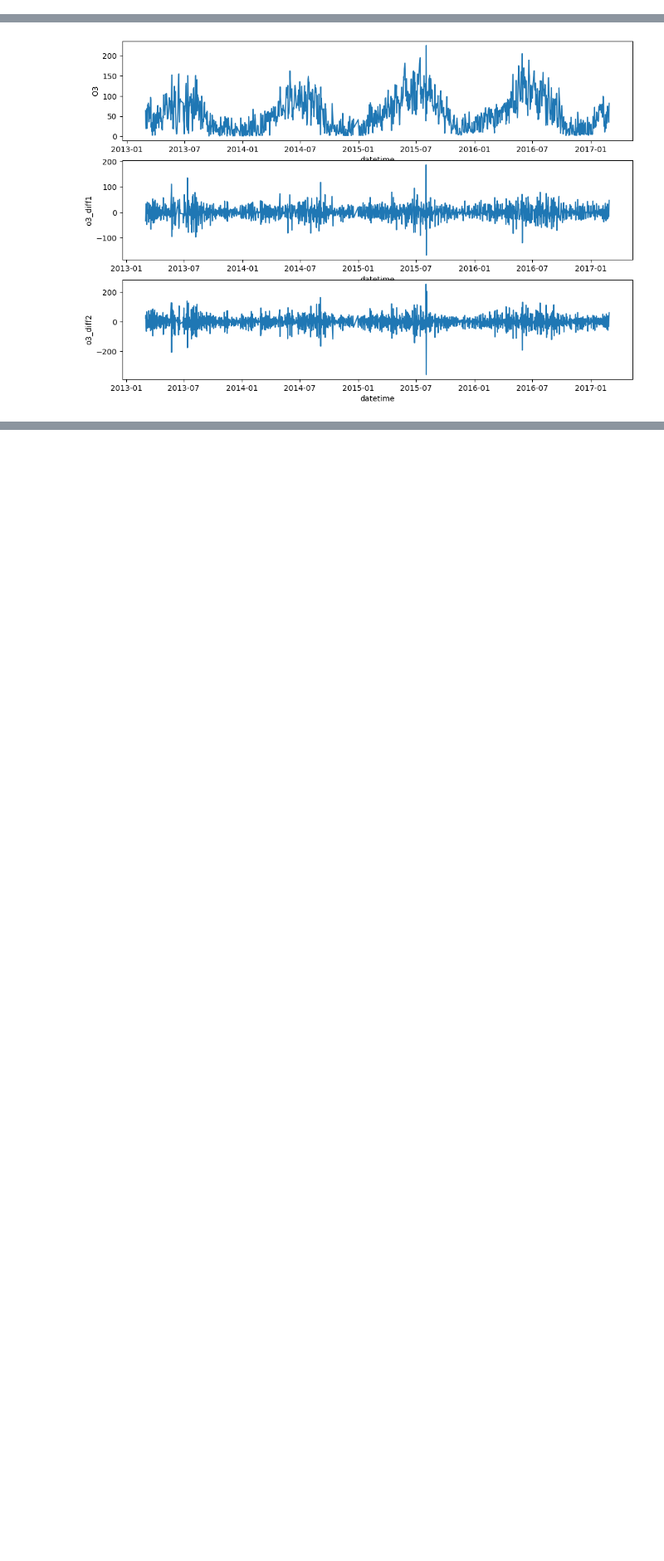
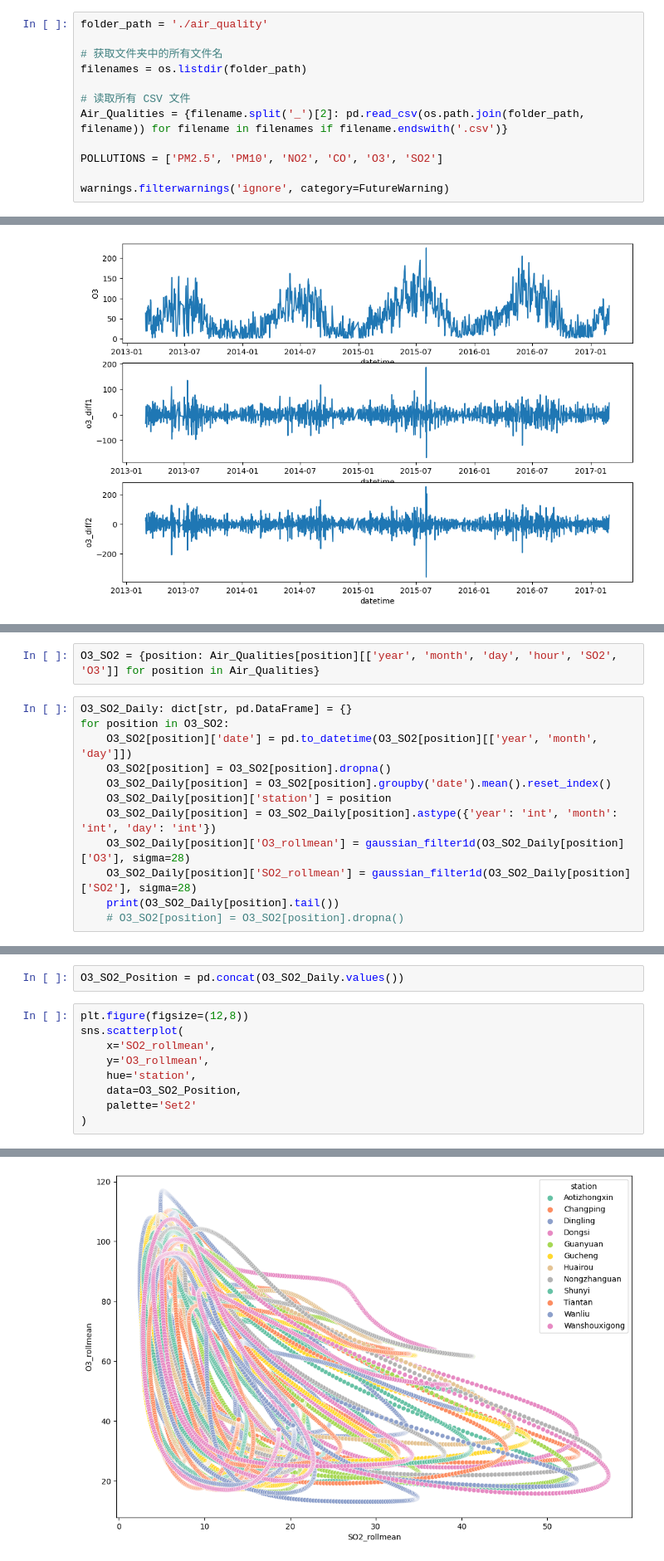
Before and after one commit to perthonBalans/SUSTC_Stat_217_Proj, a Jupyter notebook: O3_SO2.ipynb, the cells around one changed output, grey strips where cells are left out. Shown at 83% size. Drawn from its saved outputs; the diff is of its cells as text; blank space fills up the shorter version.

```diff
--- a/O3_SO2.ipynb
+++ b/O3_SO2.ipynb
@@ -8,5 +12,17 @@ import statsmodels.api as sm
 
 %matplotlib inline
+# %%
+folder_path = './air_quality'
+
+# 获取文件夹中的所有文件名
+filenames = os.listdir(folder_path)
+
+# 读取所有 CSV 文件
+Air_Qualities = {filename.split('_')[2]: pd.read_csv(os.path.join(folder_path, filename)) for filename in filenames if filename.endswith('.csv')}
+
+POLLUTIONS = ['PM2.5', 'PM10', 'NO2', 'CO', 'O3', 'SO2']
+
+warnings.filterwarnings('ignore', category=FutureWarning)
 # %%
 # Load the data
 AoTi = pd.read_csv('./air_quality/PRSA_Data_Aotizhongxin_20130301-20170228.csv')
@@ -57,0 +74,14 @@ plt.show()
+# %%
+O3_SO2 = {position: Air_Qualities[position][['year', 'month', 'day', 'hour', 'SO2', 'O3']] for position in Air_Qualities}
+# %%
+O3_SO2_Daily: dict[str, pd.DataFrame] = {}
+for position in O3_SO2:
+    O3_SO2[position]['date'] = pd.to_datetime(O3_SO2[position][['year', 'month', 'day']])
+    O3_SO2[position] = O3_SO2[position].dropna()
+    O3_SO2_Daily[position] = O3_SO2[position].groupby('date').mean().reset_index()
+    O3_SO2_Daily[position]['station'] = position
+    O3_SO2_Daily[position] = O3_SO2_Daily[position].astype({'year': 'int', 'month': 'int', 'day': 'int'})
+    O3_SO2_Daily[position]['O3_rollmean'] = gaussian_filter1d(O3_SO2_Daily[position]['O3'], sigma=28)
+    O3_SO2_Daily[position]['SO2_rollmean'] = gaussian_filter1d(O3_SO2_Daily[position]['SO2'], sigma=28)
+    print(O3_SO2_Daily[position].tail())
+    # O3_SO2[position] = O3_SO2[position].dropna()
@@ -57,0 +106,12 @@ plt.show()
+# %%
+O3_SO2_Position = pd.concat(O3_SO2_Daily.values())
+# %%
+plt.figure(figsize=(12,8))
+sns.scatterplot(
+    x='SO2_rollmean',
+    y='O3_rollmean',
+    hue='station',
+    data=O3_SO2_Position,
+    palette='Set2'
+)
+# %% [output]
@@ -57,0 +119 @@ plt.show()
+[figure, added]
```
Also changed, not shown: parts of 5 cells of this notebook, 2 other files.
